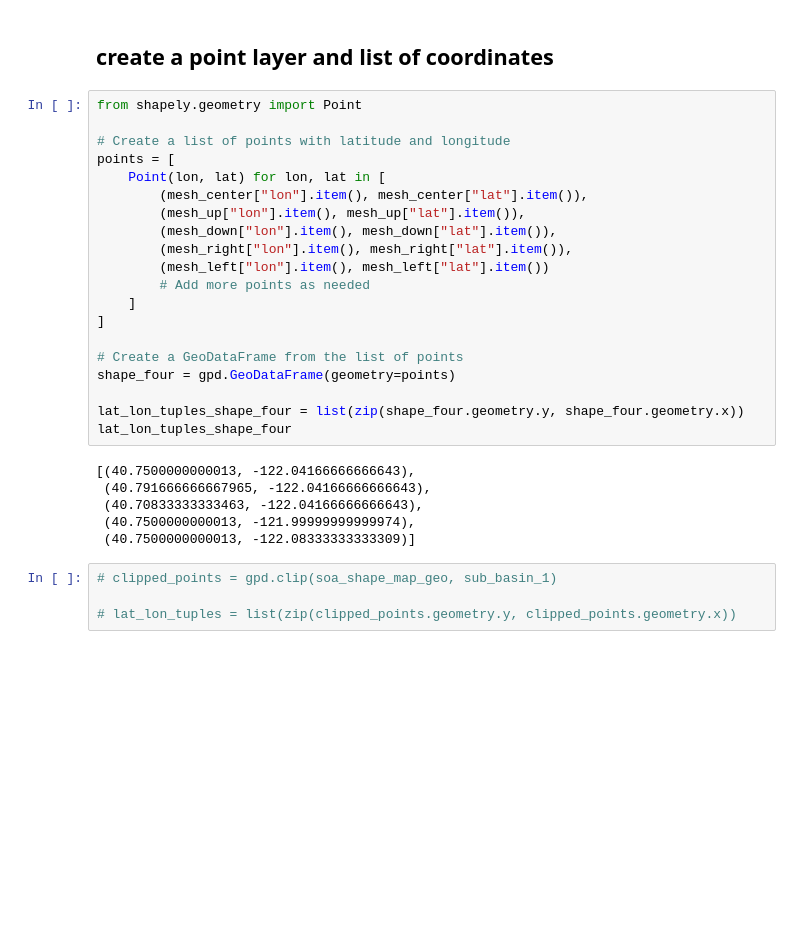
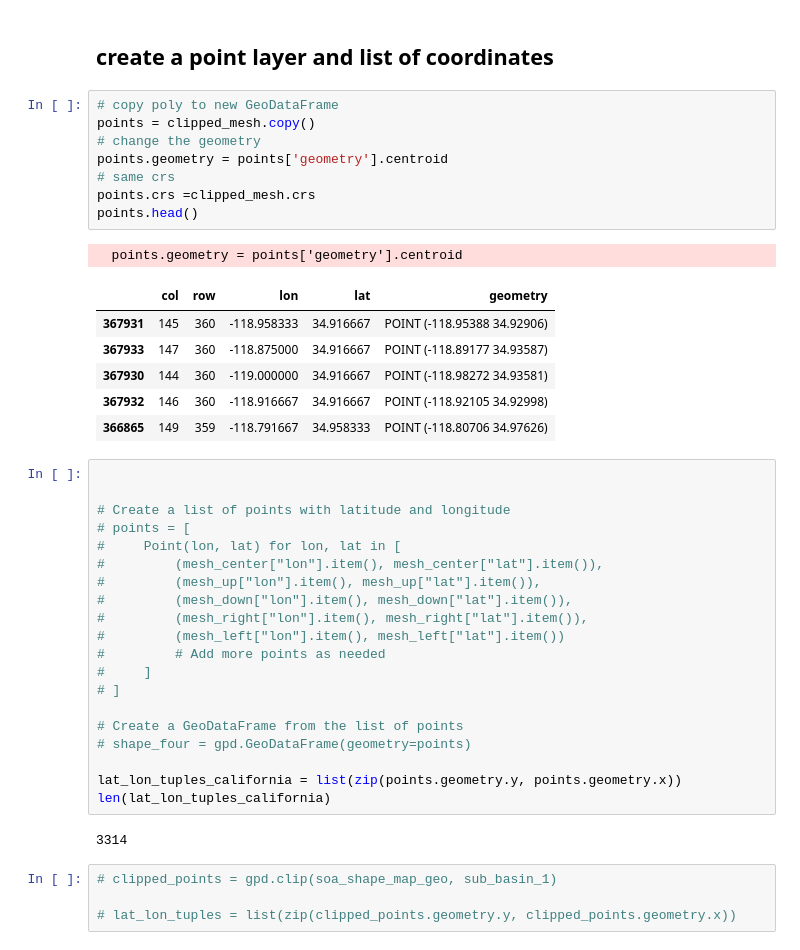
Before and after one commit to mahdi98mnm/download_PRISM_data, a Jupyter notebook: PRISM_tmin_stable_4kmD2_20160612_nc/PRISM.ipynb, the cells around one changed output. Saved outputs shown, nothing was run; the diff lists cells and outputs as text; blank space fills up the shorter version.

```diff
--- a/PRISM_tmin_stable_4kmD2_20160612_nc/PRISM.ipynb
+++ b/PRISM_tmin_stable_4kmD2_20160612_nc/PRISM.ipynb
@@ -44,31 +82,43 @@ mesh_left = mesh[(mesh['col'] == 70) & (mesh['row'] == 220)]
 # %% [markdown]
 ## create a point layer and list of coordinates
+# %%
+# copy poly to new GeoDataFrame
+points = clipped_mesh.copy()
+# change the geometry
+points.geometry = points['geometry'].centroid
+# same crs
+points.crs =clipped_mesh.crs
+points.head()
+# %% [output]
+  points.geometry = points['geometry'].centroid
+|  | col | row | lon | lat | geometry |
+| 367931 | 145 | 360 | -118.958333 | 34.916667 | POINT (-118.95388 34.92906) |
+| 367933 | 147 | 360 | -118.875000 | 34.916667 | POINT (-118.89177 34.93587) |
+| 367930 | 144 | 360 | -119.000000 | 34.916667 | POINT (-118.98272 34.93581) |
+| 367932 | 146 | 360 | -118.916667 | 34.916667 | POINT (-118.92105 34.92998) |
+| 366865 | 149 | 359 | -118.791667 | 34.958333 | POINT (-118.80706 34.97626) |
 # %%
-from shapely.geometry import Point
+
 
 # Create a list of points with latitude and longitude
-points = [
-    Point(lon, lat) for lon, lat in [
-        (mesh_center["lon"].item(), mesh_center["lat"].item()),
-        (mesh_up["lon"].item(), mesh_up["lat"].item()),
-        (mesh_down["lon"].item(), mesh_down["lat"].item()),
-        (mesh_right["lon"].item(), mesh_right["lat"].item()),
-        (mesh_left["lon"].item(), mesh_left["lat"].item())
-        # Add more points as needed
-    ]
-]
+# points = [
+#     Point(lon, lat) for lon, lat in [
+#         (mesh_center["lon"].item(), mesh_center["lat"].item()),
+#         (mesh_up["lon"].item(), mesh_up["lat"].item()),
+#         (mesh_down["lon"].item(), mesh_down["lat"].item()),
+#         (mesh_right["lon"].item(), mesh_right["lat"].item()),
+#         (mesh_left["lon"].item(), mesh_left["lat"].item())
+#         # Add more points as needed
+#     ]
+# ]
 
 # Create a GeoDataFrame from the list of points
-shape_four = gpd.GeoDataFrame(geometry=points)
+# shape_four = gpd.GeoDataFrame(geometry=points)
 
-lat_lon_tuples_shape_four = list(zip(shape_four.geometry.y, shape_four.geometry.x))
-lat_lon_tuples_shape_four
+lat_lon_tuples_california = list(zip(points.geometry.y, points.geometry.x))
+len(lat_lon_tuples_california)
 # %% [output]
-[(40.7500000000013, -122.04166666666643),
- (40.791666666667965, -122.04166666666643),
- (40.70833333333463, -122.04166666666643),
- (40.7500000000013, -121.99999999999974),
- (40.7500000000013, -122.08333333333309)]
+3314
 # %%
 # clipped_points = gpd.clip(soa_shape_map_geo, sub_basin_1)
 
```
Also changed, not shown: parts of 9 cells of this notebook, 1 other file.
